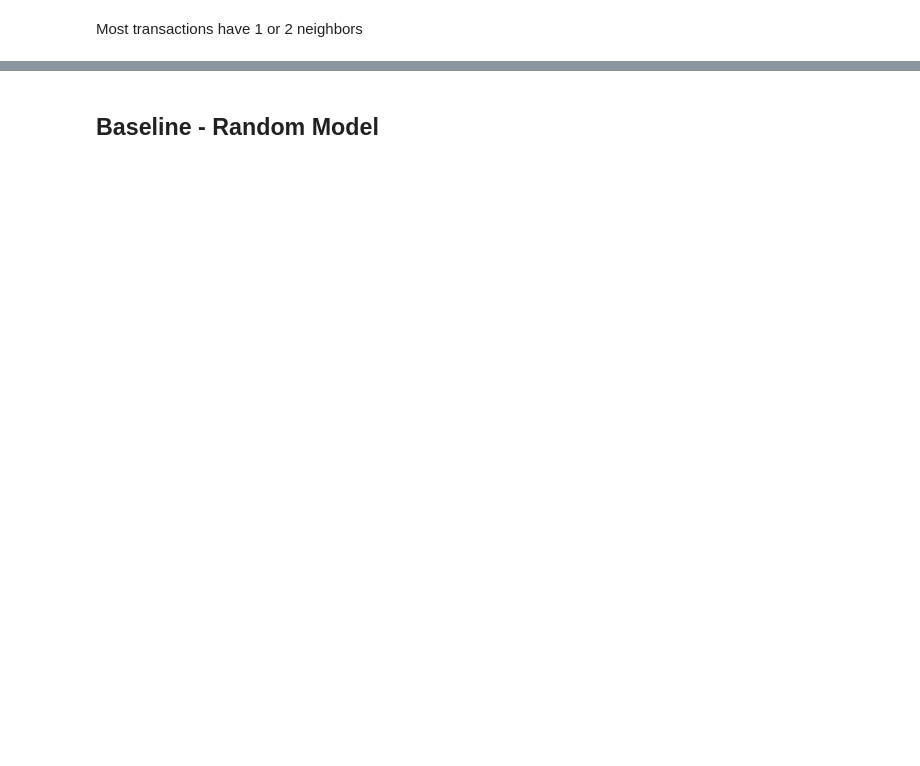
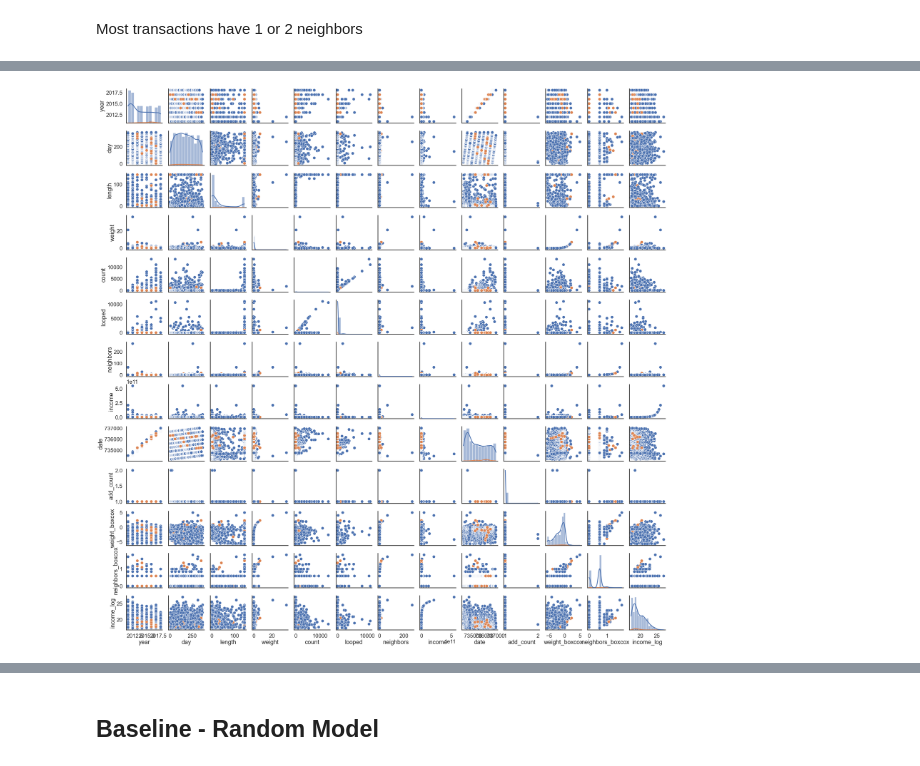
Before and after one commit to stephlew24/Deep_Learning_Classification, a Jupyter notebook: Notebooks/EDA+Classification.ipynb, the cells around one changed output, grey strips where cells are left out. Cells and saved outputs as stored; diff of their text form; code cells hidden in the pictures; blank space fills up the shorter version.

```diff
--- a/Notebooks/EDA+Classification.ipynb
+++ b/Notebooks/EDA+Classification.ipynb
@@ -560,4 +537,9 @@ trans_var(transactions_df['year'], 'Year', np.log) #Does not need a transform
 # %%
-g = sns.pairplot(data=transactions_df, hue='class', diag_kind="hist", size=5)
+g = sns.PairGrid(data=transactions_df, diag_sharey=False, hue='class')
+g.map_offdiag(sns.scatterplot)
+g.map_diag(sns.histplot, common_norm=False, kde=True)
+plt.show()
+# %% [output]
+[figure, added]
 # %%
 transactions_df.head(5)
```
Also changed, not shown: parts of 69 cells of this notebook.
